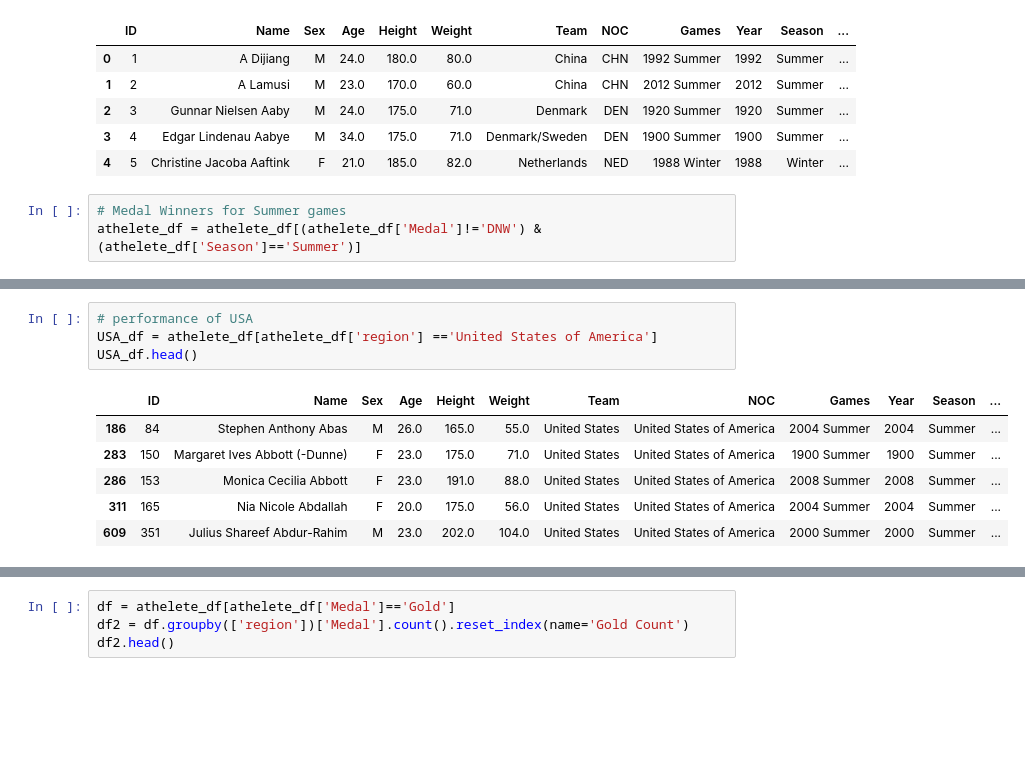
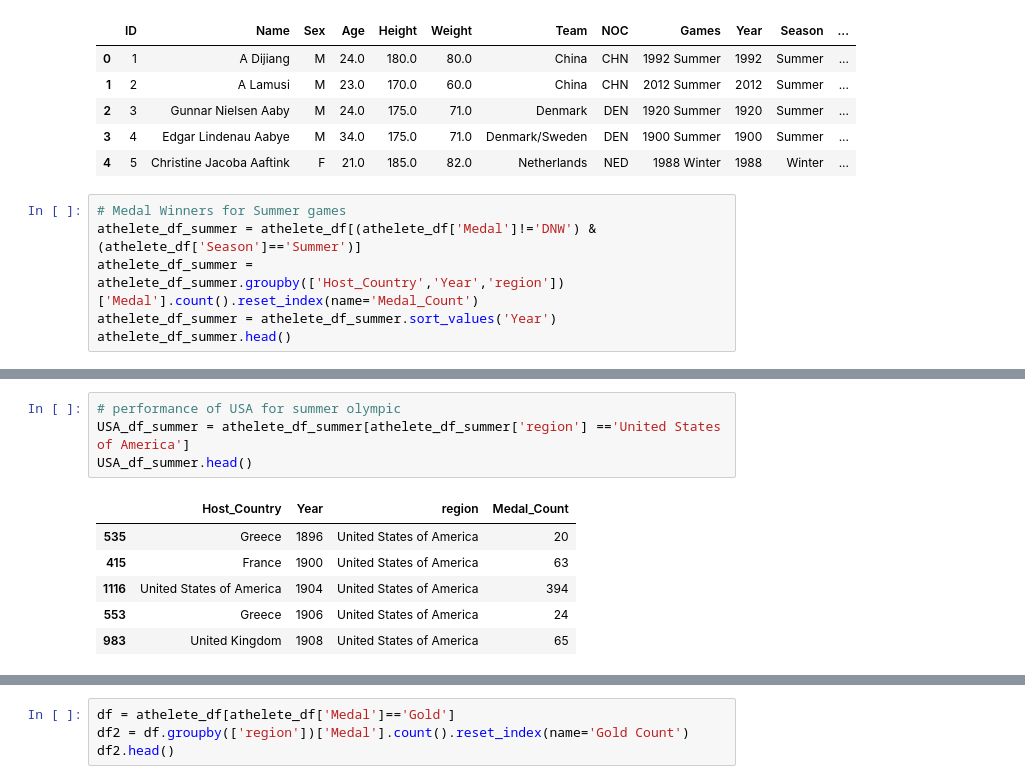
Before and after one commit to soumyaranjanswaincan/Olympic-Data-Analysis, a Jupyter notebook: Olympic Data Analysis/country_performance.ipynb, the cells around one changed output, grey strips where cells are left out. Saved outputs shown, nothing was run; the diff lists cells and outputs as text; blank space fills up the shorter version.

```diff
--- a/Olympic Data Analysis/country_performance.ipynb
+++ b/Olympic Data Analysis/country_performance.ipynb
@@ -22,4 +22,7 @@ athelete_df.head()
 | 4 | 5 | Christine Jacoba Aaftink | F | 21.0 | 185.0 | 82.0 | Netherlands | NED | 1988 Winter | 1988 | Winter | ... |
 # %%
 # Medal Winners for Summer games
-athelete_df = athelete_df[(athelete_df['Medal']!='DNW') & (athelete_df['Season']=='Summer')]
+athelete_df_summer = athelete_df[(athelete_df['Medal']!='DNW') & (athelete_df['Season']=='Summer')]
+athelete_df_summer = athelete_df_summer.groupby(['Host_Country','Year','region'])['Medal'].count().reset_index(name='Medal_Count')
+athelete_df_summer = athelete_df_summer.sort_values('Year')
+athelete_df_summer.head()
@@ -35,12 +56,12 @@ athelete_df.head(5)
 # %%
-# performance of USA
-USA_df = athelete_df[athelete_df['region'] =='United States of America']
-USA_df.head()
+# performance of USA for summer olympic
+USA_df_summer = athelete_df_summer[athelete_df_summer['region'] =='United States of America']
+USA_df_summer.head()
 # %% [output]
-|  | ID | Name | Sex | Age | Height | Weight | Team | NOC | Games | Year | Season | ... |
-| 186 | 84 | Stephen Anthony Abas | M | 26.0 | 165.0 | 55.0 | United States | United States of America | 2004 Summer | 2004 | Summer | ... |
-| 283 | 150 | Margaret Ives Abbott (-Dunne) | F | 23.0 | 175.0 | 71.0 | United States | United States of America | 1900 Summer | 1900 | Summer | ... |
-| 286 | 153 | Monica Cecilia Abbott | F | 23.0 | 191.0 | 88.0 | United States | United States of America | 2008 Summer | 2008 | Summer | ... |
-| 311 | 165 | Nia Nicole Abdallah | F | 20.0 | 175.0 | 56.0 | United States | United States of America | 2004 Summer | 2004 | Summer | ... |
-| 609 | 351 | Julius Shareef Abdur-Rahim | M | 23.0 | 202.0 | 104.0 | United States | United States of America | 2000 Summer | 2000 | Summer | ... |
+|  | Host_Country | Year | region | Medal_Count |
+| 535 | Greece | 1896 | United States of America | 20 |
+| 415 | France | 1900 | United States of America | 63 |
+| 1116 | United States of America | 1904 | United States of America | 394 |
+| 553 | Greece | 1906 | United States of America | 24 |
+| 983 | United Kingdom | 1908 | United States of America | 65 |
 # %%
```
Also changed, not shown: parts of 22 cells of this notebook.
